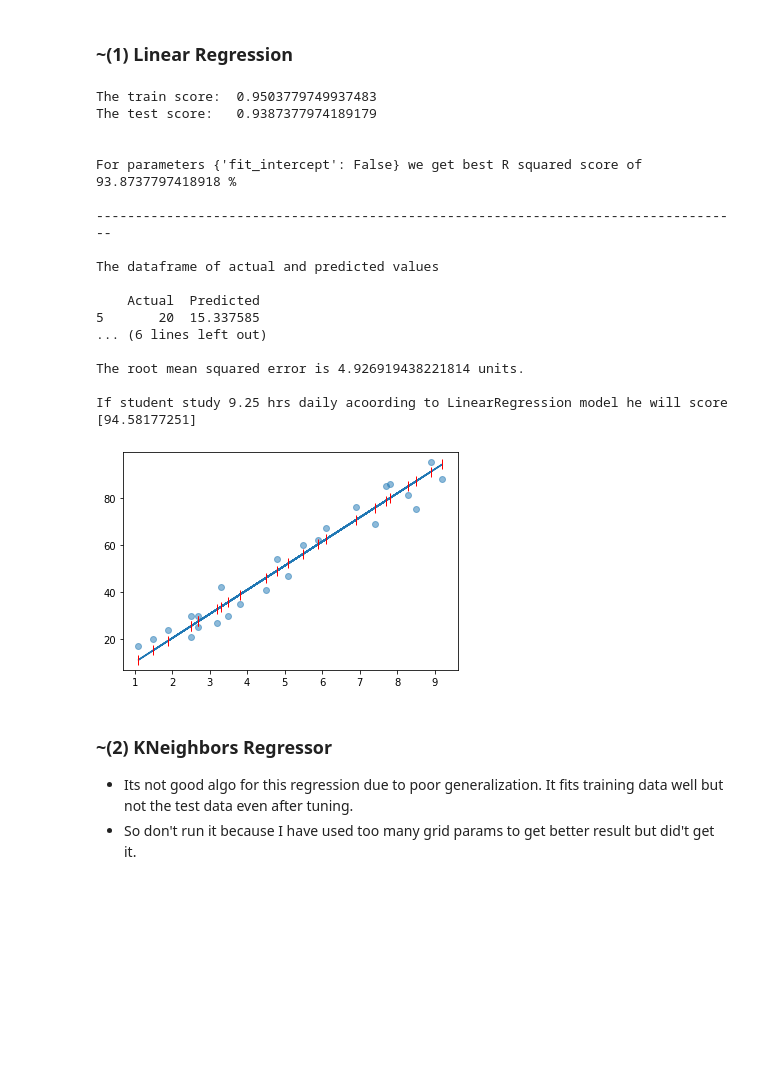
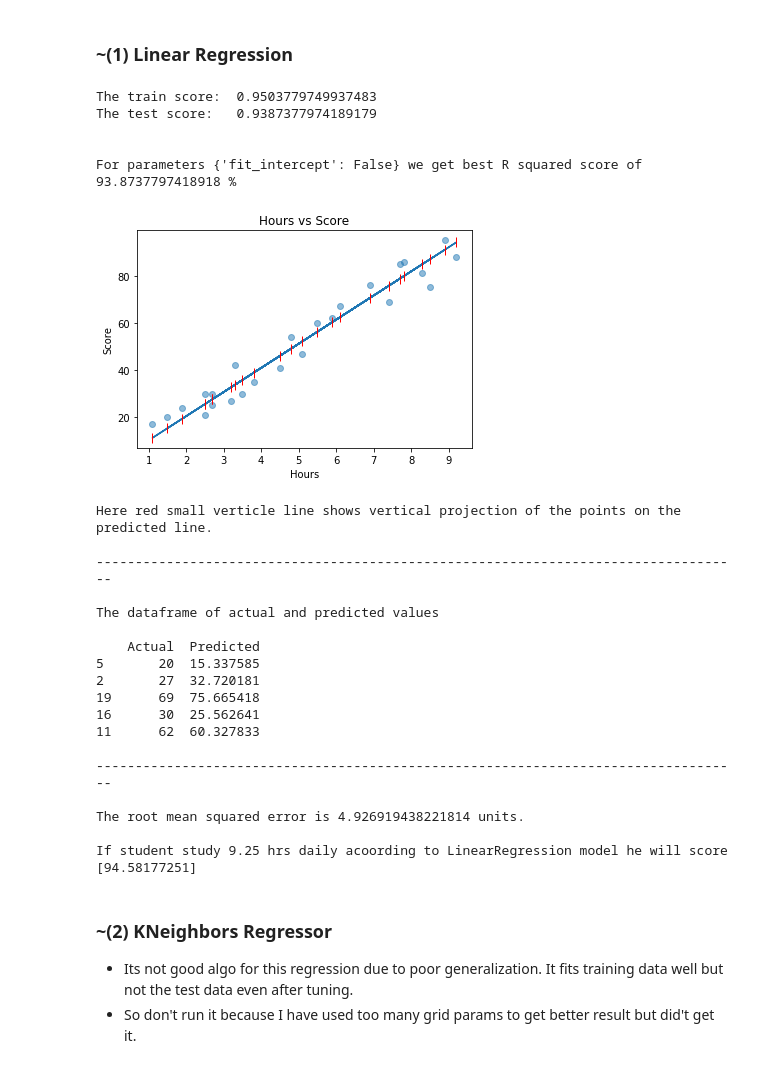
Before and after one commit to Shaktimaaan/The-Spark-Foundation-Internship, a Jupyter notebook: Task 2/task 2.ipynb, the cells around one changed output. Saved outputs shown, nothing was run; the diff lists cells and outputs as text; code cells hidden in the pictures; blank space fills up the shorter version.

```diff
--- a/Task 2/task 2.ipynb
+++ b/Task 2/task 2.ipynb
@@ -90,46 +90,57 @@ print(f'The train score:  {gs.score(x_train,y_train)}')
 print(f'The test score:   {gs.score(x_test,y_test)}')
 
 #predicting the accuracy
 print('\n')
 print(f'For parameters {gs.best_params_} we get best R squared score of {(gs.score(x_test,y_test))*100} %')
 
 #Plotting
 plt.scatter(x,y,alpha=0.5)
 lr = LinearRegression(fit_intercept= False)
 lr.fit(x_train,y_train)
 plt.plot(x,x*lr.coef_ + lr.intercept_, marker = '|',mec = 'r',ms=10,);
+plt.title('Hours vs Score')
+plt.xlabel('Hours')
+plt.ylabel('Score')
+plt.show()
+print('\nHere red small verticle line shows vertical projection of the points on the predicted line. ')
 
 #Predicting
 y_pred = gs.predict(x_test)
 print('\n-----------------------------------------------------------------------------------')
 print('\nThe dataframe of actual and predicted values\n')
 print(pd.DataFrame({'Actual': y_test, 'Predicted': y_pred}))
 
 #Error
 print('\n-----------------------------------------------------------------------------------')
 print(f'\nThe root mean squared error is {np.sqrt(mean_squared_error(y_test,y_pred))} units.')
 
 #Prediction if Student study 9.25 hrs daily
 print(f'\nIf student study 9.25 hrs daily acoording to LinearRegression model he will score {gs.predict([[9.25],])}')
 # %% [output]
 The train score:  0.9503779749937483
 The test score:   0.9387377974189179
 
 
 For parameters {'fit_intercept': False} we get best R squared score of 93.8737797418918 %
-
------------------------------------------------------------------------------------
-
-The dataframe of actual and predicted values
-
-    Actual  Predicted
-5       20  15.337585
-... (6 lines left out)
-
-The root mean squared error is 4.926919438221814 units.
-
-If student study 9.25 hrs daily acoording to LinearRegression model he will score [94.58177251]
-[figure, old version]
+[figure, new version]
+Here red small verticle line shows vertical projection of the points on the predicted line.
+
+-----------------------------------------------------------------------------------
+
+The dataframe of actual and predicted values
+
+    Actual  Predicted
+5       20  15.337585
+2       27  32.720181
+19      69  75.665418
+16      30  25.562641
+11      62  60.327833
+
+-----------------------------------------------------------------------------------
+
+The root mean squared error is 4.926919438221814 units.
+
+If student study 9.25 hrs daily acoording to LinearRegression model he will score [94.58177251]
 # %% [markdown]
 ### ~(2) KNeighbors Regressor
 * Its not good algo for this regression due to poor generalization. It fits training data well but not the test data even after tuning.
```
Also changed, not shown: parts of 1 cell of this notebook, 1 other file.
